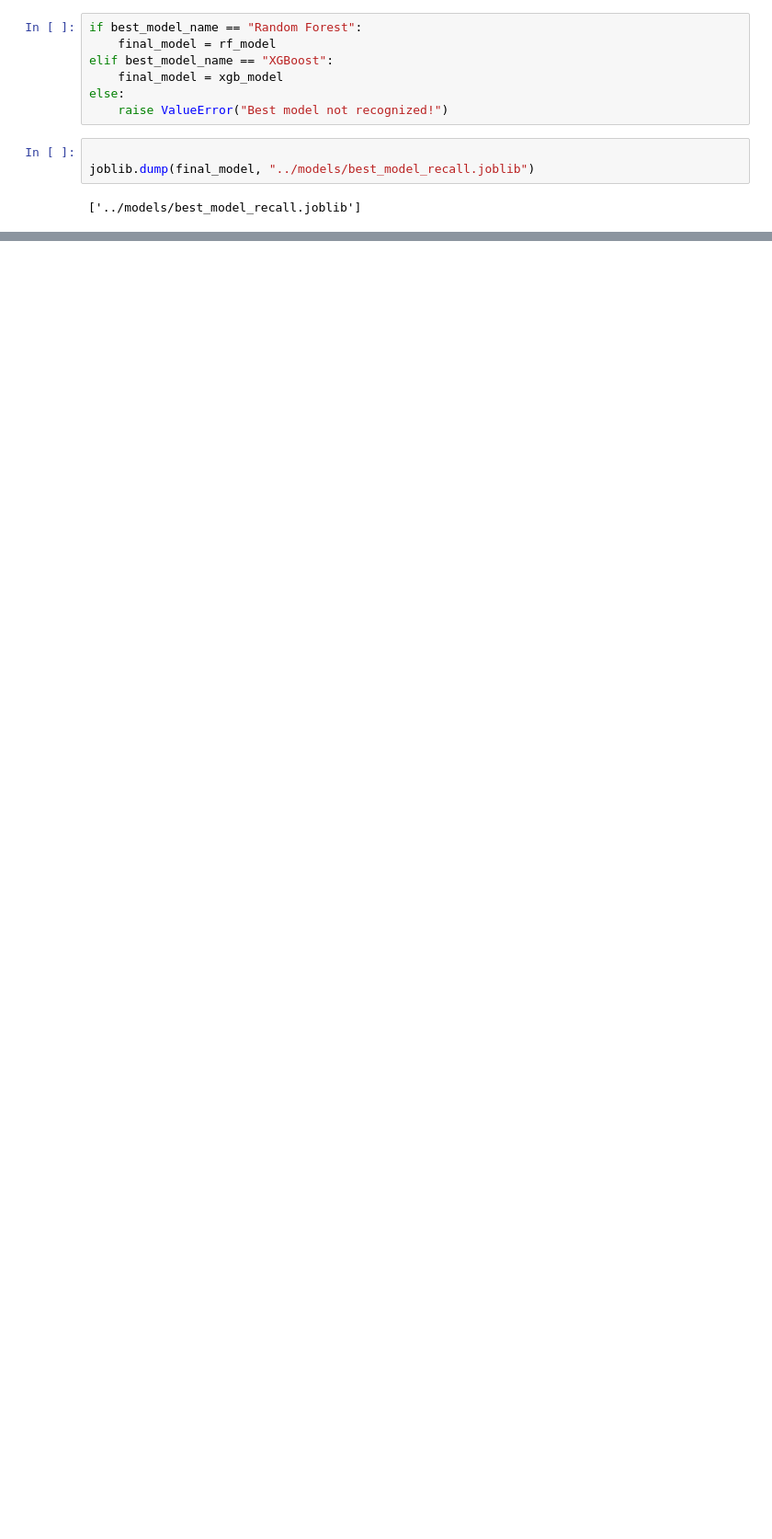
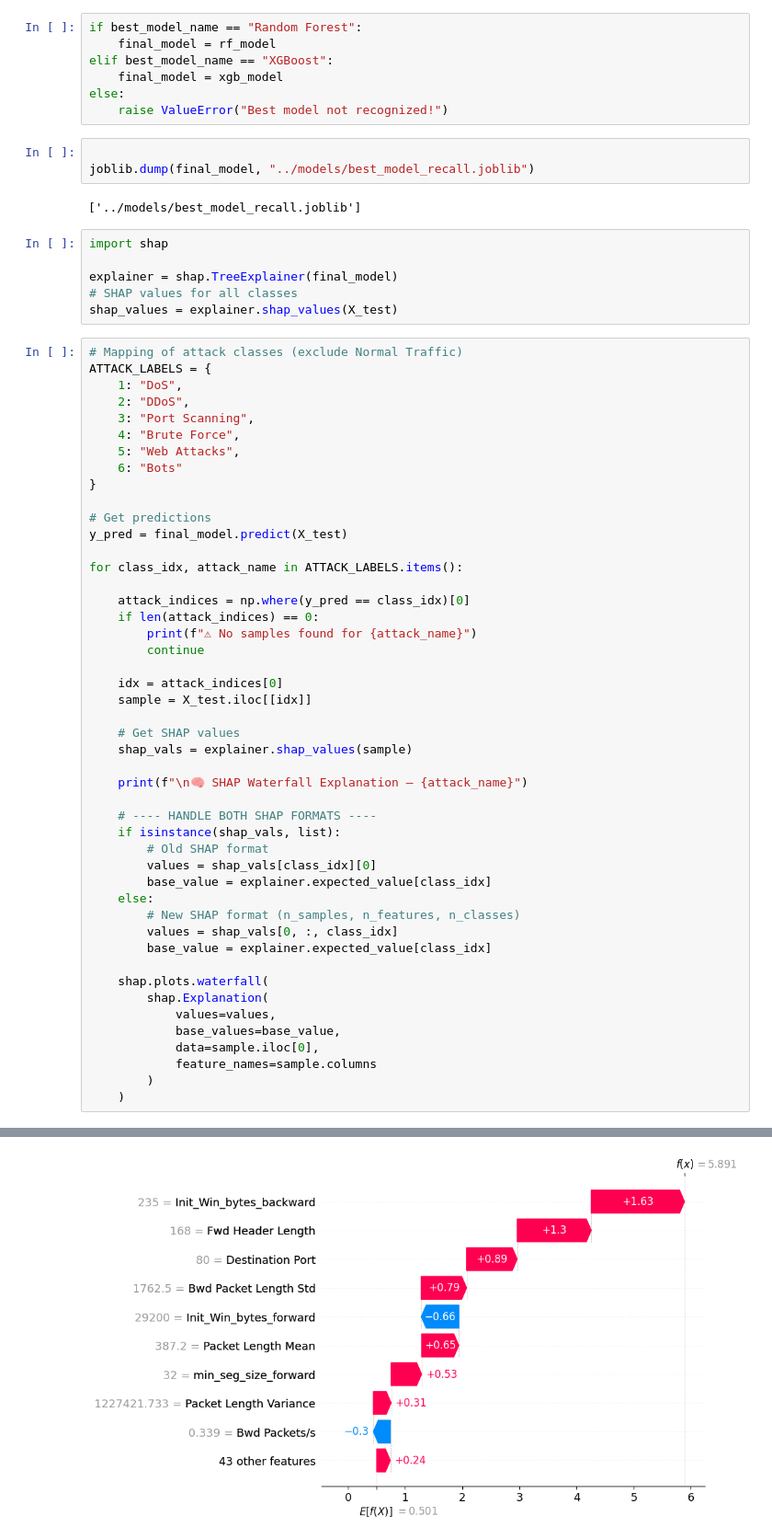
Before and after one commit to NadineYassin/Intrusion-Detection, a Jupyter notebook: notebooks/notebook.ipynb, the cells around one changed output, grey strips where cells are left out. Shown at 92% size. Drawn from its saved outputs; the diff is of its cells as text; blank space fills up the shorter version.

```diff
--- a/notebooks/notebook.ipynb
+++ b/notebooks/notebook.ipynb
@@ -694,3 +690,57 @@ else:
 joblib.dump(final_model, "../models/best_model_recall.joblib")
 # %% [output]
 ['../models/best_model_recall.joblib']
+# %%
+import shap
+
+explainer = shap.TreeExplainer(final_model)
+# SHAP values for all classes
+shap_values = explainer.shap_values(X_test)
+# %%
+# Mapping of attack classes (exclude Normal Traffic)
+ATTACK_LABELS = {
+    1: "DoS",
+    2: "DDoS",
+    3: "Port Scanning",
+    4: "Brute Force",
+    5: "Web Attacks",
+    6: "Bots"
+}
+
+# Get predictions
+y_pred = final_model.predict(X_test)
+
+for class_idx, attack_name in ATTACK_LABELS.items():
+
+    attack_indices = np.where(y_pred == class_idx)[0]
+    if len(attack_indices) == 0:
+        print(f"⚠ No samples found for {attack_name}")
+        continue
+
+    idx = attack_indices[0]
+    sample = X_test.iloc[[idx]]
+
+    # Get SHAP values
+    shap_vals = explainer.shap_values(sample)
+
+    print(f"\n🧠 SHAP Waterfall Explanation — {attack_name}")
+
+    # ---- HANDLE BOTH SHAP FORMATS ----
+    if isinstance(shap_vals, list):
+        # Old SHAP format
+        values = shap_vals[class_idx][0]
+        base_value = explainer.expected_value[class_idx]
+    else:
+        # New SHAP format (n_samples, n_features, n_classes)
+        values = shap_vals[0, :, class_idx]
+        base_value = explainer.expected_value[class_idx]
+
+    shap.plots.waterfall(
+        shap.Explanation(
+            values=values,
+            base_values=base_value,
+            data=sample.iloc[0],
+            feature_names=sample.columns
+        )
+    )
+# %% [output]
@@ -696,0 +748 @@ joblib.dump(final_model, "../models/best_model_recall.joblib")
+[figure, added]
```
Also changed, not shown: parts of 15 cells of this notebook, 6 other files.
